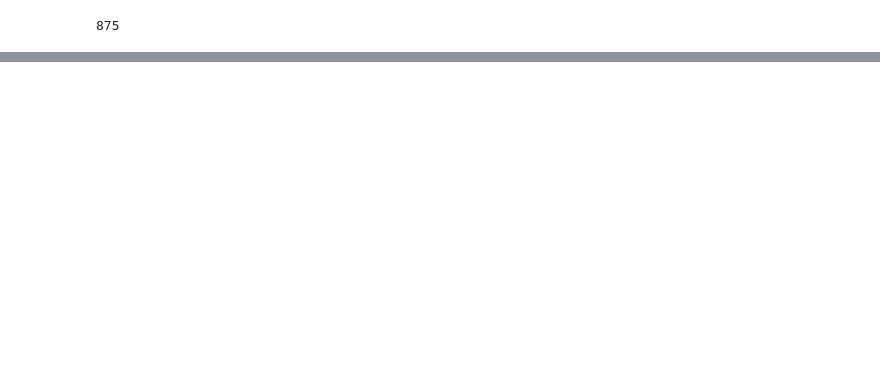
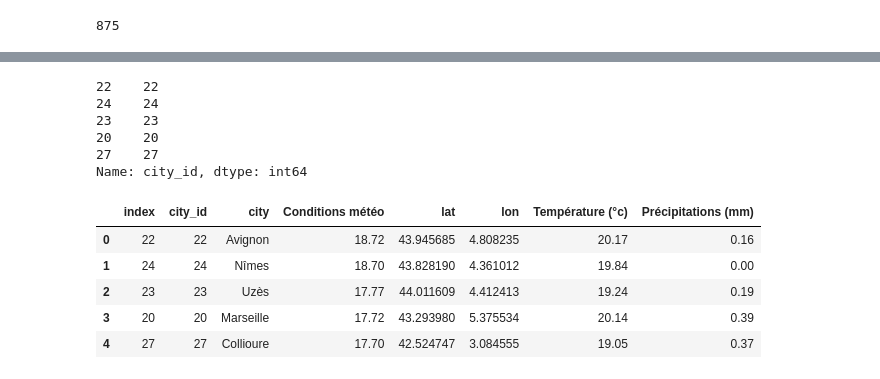
Before and after one commit to Quentin-qha/Jedha, a Jupyter notebook: 03_data_collection_and_managment/final_project/kayak.ipynb, the cells around one changed output, grey strips where cells are left out. Saved outputs shown, nothing was run; the diff lists cells and outputs as text; code cells hidden in the pictures; blank space fills up the shorter version.

```diff
--- a/03_data_collection_and_managment/final_project/kayak.ipynb
+++ b/03_data_collection_and_managment/final_project/kayak.ipynb
@@ -341 +416,40 @@ df
 875 rows × 14 columns
+# %%
+df_weather['city_id'].head(5)
+# %% [output]
+22    22
+24    24
+23    23
+20    20
+27    27
+Name: city_id, dtype: int64
+# %%
+df_db["lat"] = pd.to_numeric(df_db["lat"], errors="coerce")
+df_db["lon"] = pd.to_numeric(df_db["lon"], errors="coerce")
+df_top5_cities_ids = (
+    df_db
+    .groupby(["city_id", "city"], as_index=False)
+    .agg({
+        "score": "mean",
+        "lat": "mean",
+        "lon": "mean",
+        "temperature_mean": "mean",
+        "rain_mean": "mean",
+    })
+    .sort_values("score", ascending=False)
+    .head(5)
+)
+df_top5_cities_ids = df_top5_cities_ids.reset_index()
+df_top5_cities_ids = df_top5_cities_ids.rename(columns={
+    "score": "Conditions météo",
+    "temperature_mean": "Température (°c)",
+    "rain_mean": "Précipitations (mm)"
+})
+df_top5_cities_ids
+# %% [output]
+|  | index | city_id | city | Conditions météo | lat | lon | Température (°c) | Précipitations (mm) |
+| 0 | 22 | 22 | Avignon | 18.72 | 43.945685 | 4.808235 | 20.17 | 0.16 |
+| 1 | 24 | 24 | Nîmes | 18.70 | 43.828190 | 4.361012 | 19.84 | 0.00 |
+| 2 | 23 | 23 | Uzès | 17.77 | 44.011609 | 4.412413 | 19.24 | 0.19 |
+| 3 | 20 | 20 | Marseille | 17.72 | 43.293980 | 5.375534 | 20.14 | 0.39 |
+| 4 | 27 | 27 | Collioure | 17.70 | 42.524747 | 3.084555 | 19.05 | 0.37 |
```
Also changed, not shown: parts of 21 cells of this notebook.
